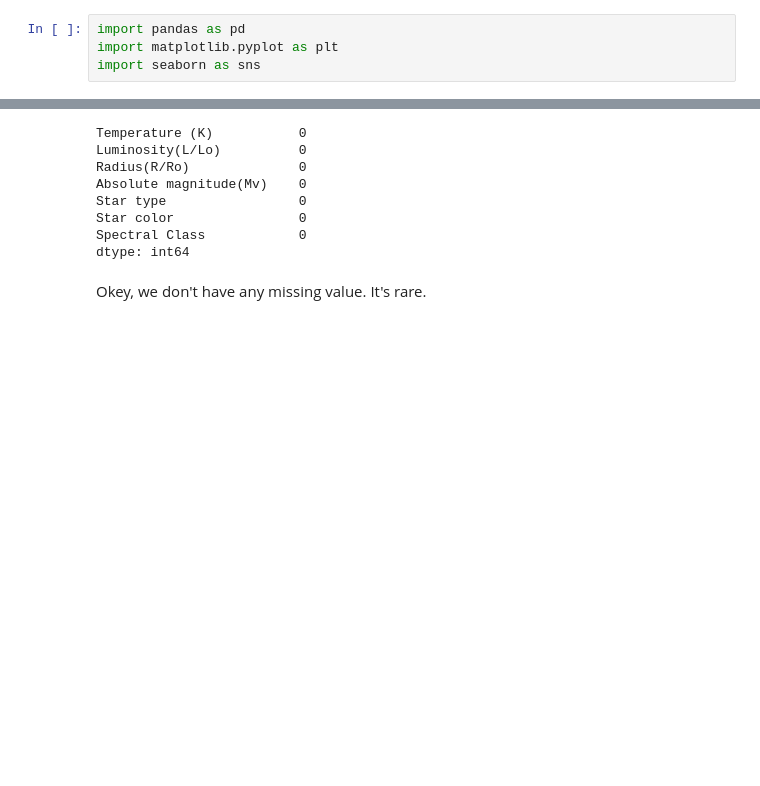
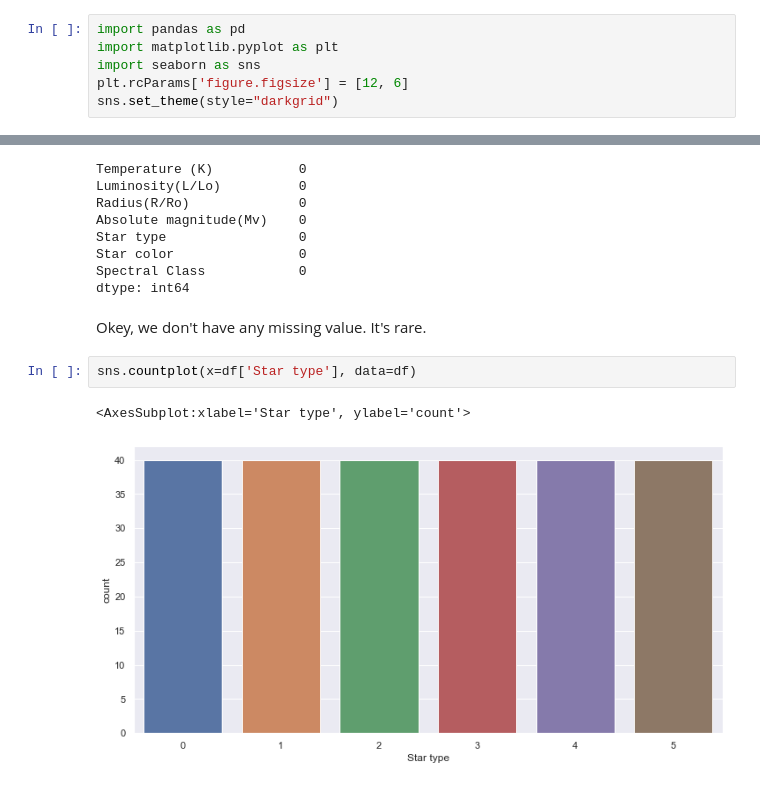
Before and after one commit to BanSolo/Star_types_classification, a Jupyter notebook: notebook/Star type classification notebook.ipynb, the cells around one changed output, grey strips where cells are left out. Drawn from its saved outputs; the diff is of its cells as text; blank space fills up the shorter version.

Commit message:
add some plots

```diff
--- a/notebook/Star type classification notebook.ipynb
+++ b/notebook/Star type classification notebook.ipynb
@@ -4,6 +4,8 @@ Imports
 import pandas as pd
 import matplotlib.pyplot as plt
 import seaborn as sns
+plt.rcParams['figure.figsize'] = [12, 6]
+sns.set_theme(style="darkgrid")
 # %% [markdown]
 Load data from dataset
 # %%
@@ -65,3 +67,8 @@ Spectral Class            0
 dtype: int64
 # %% [markdown]
 Okey, we don't have any missing value. It's rare.
+# %%
+sns.countplot(x=df['Star type'], data=df)
+# %% [output]
+<AxesSubplot:xlabel='Star type', ylabel='count'>
+[figure, added]
```
Also changed, not shown: parts of 8 cells of this notebook.
